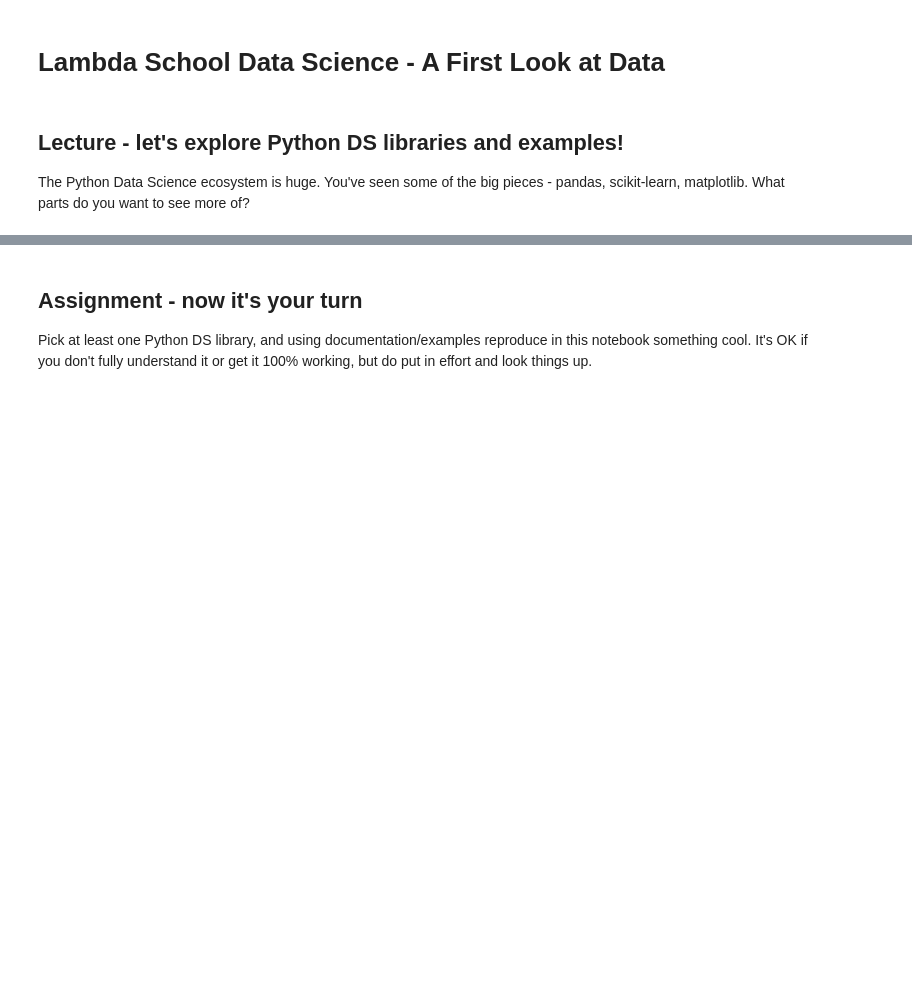
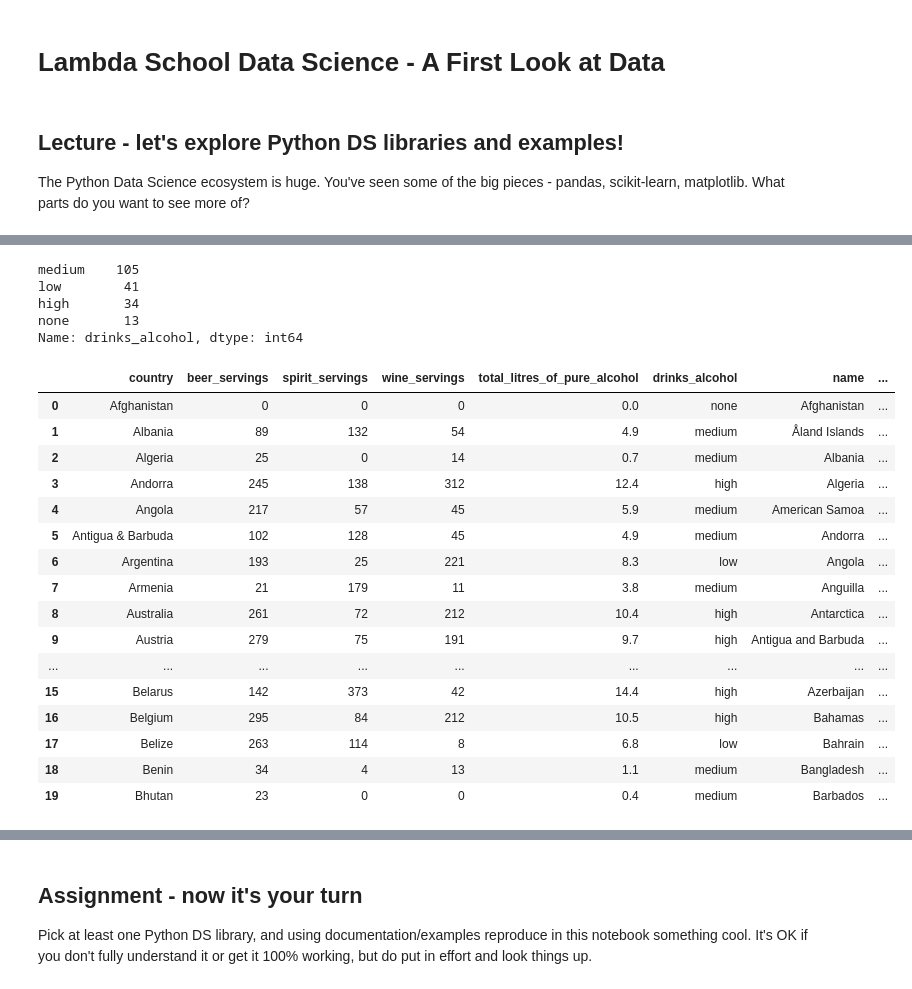
Before and after one commit to ngriggs/DS-Unit-1-Sprint-1-Dealing-With-Data, a Jupyter notebook: LS_DS_111_A_First_Look_at_Data.ipynb, the cells around one changed output, grey strips where cells are left out. Cells and saved outputs as stored; diff of their text form; code cells hidden in the pictures; blank space fills up the shorter version.

```diff
--- a/LS_DS_111_A_First_Look_at_Data.ipynb
+++ b/LS_DS_111_A_First_Look_at_Data.ipynb
@@ -11,0 +100,8 @@ The Python Data Science ecosystem is huge. You've seen some of the big pieces -
+# %%
+df['drinks_alcohol'].value_counts()
+# %% [output]
+medium    105
+low        41
+high       34
+none       13
+Name: drinks_alcohol, dtype: int64
@@ -11,0 +110,21 @@ The Python Data Science ecosystem is huge. You've seen some of the big pieces -
+# %%
+df2 = df.join(countries[['name', 'region', 'sub-region']], how = 'left')
+df2.head(20)
+# %% [output]
+|  | country | beer_servings | spirit_servings | wine_servings | total_litres_of_pure_alcohol | drinks_alcohol | name | ... |
+| 0 | Afghanistan | 0 | 0 | 0 | 0.0 | none | Afghanistan | ... |
+| 1 | Albania | 89 | 132 | 54 | 4.9 | medium | Åland Islands | ... |
+| 2 | Algeria | 25 | 0 | 14 | 0.7 | medium | Albania | ... |
+| 3 | Andorra | 245 | 138 | 312 | 12.4 | high | Algeria | ... |
+| 4 | Angola | 217 | 57 | 45 | 5.9 | medium | American Samoa | ... |
+| 5 | Antigua & Barbuda | 102 | 128 | 45 | 4.9 | medium | Andorra | ... |
+| 6 | Argentina | 193 | 25 | 221 | 8.3 | low | Angola | ... |
+| 7 | Armenia | 21 | 179 | 11 | 3.8 | medium | Anguilla | ... |
+| 8 | Australia | 261 | 72 | 212 | 10.4 | high | Antarctica | ... |
+| 9 | Austria | 279 | 75 | 191 | 9.7 | high | Antigua and Barbuda | ... |
+| ... | ... | ... | ... | ... | ... | ... | ... | ... |
+| 15 | Belarus | 142 | 373 | 42 | 14.4 | high | Azerbaijan | ... |
+| 16 | Belgium | 295 | 84 | 212 | 10.5 | high | Bahamas | ... |
+| 17 | Belize | 263 | 114 | 8 | 6.8 | low | Bahrain | ... |
+| 18 | Benin | 34 | 4 | 13 | 1.1 | medium | Bangladesh | ... |
+| 19 | Bhutan | 23 | 0 | 0 | 0.4 | medium | Barbados | ... |
```
Also changed, not shown: parts of 25 cells of this notebook.
